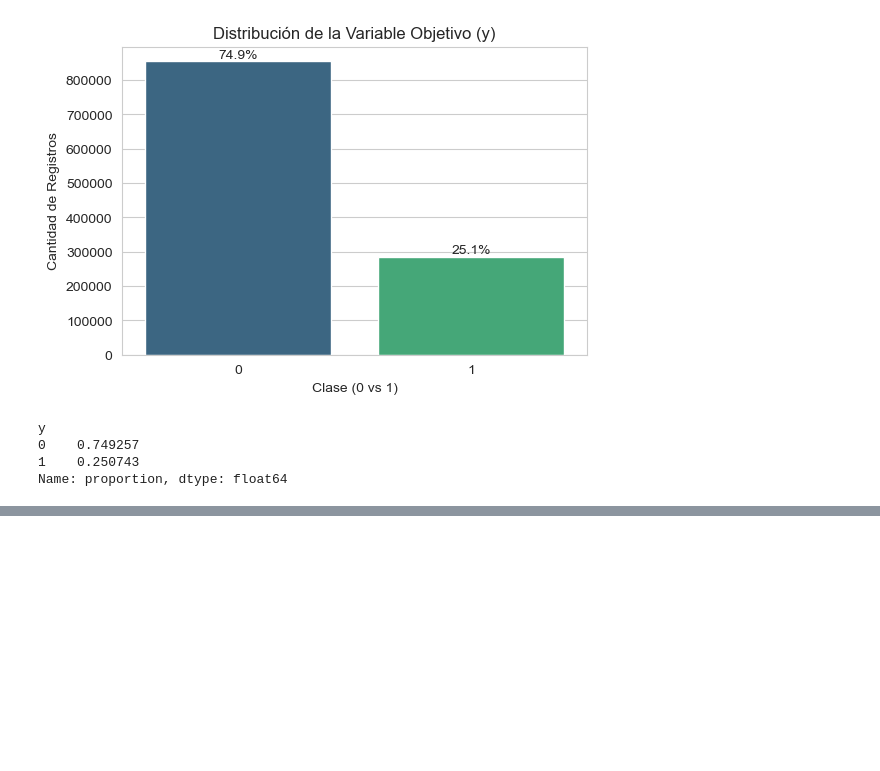
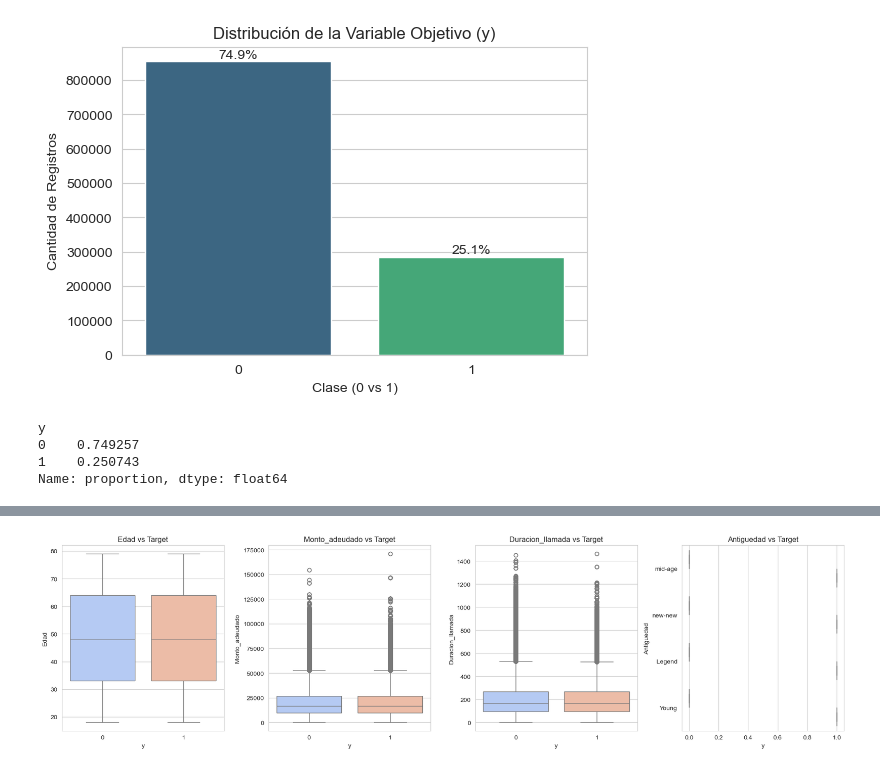
Before and after one commit to Pipe1017/emtelco_prueba, a Jupyter notebook: notebooks/02_EDA_Customer_Profile.ipynb, the cells around one changed output, grey strips where cells are left out. Saved outputs shown, nothing was run; the diff lists cells and outputs as text; code cells hidden in the pictures; blank space fills up the shorter version.

```diff
--- a/notebooks/02_EDA_Customer_Profile.ipynb
+++ b/notebooks/02_EDA_Customer_Profile.ipynb
@@ -53,0 +77,17 @@ Name: proportion, dtype: float64
+# %%
+# Variables numéricas clave
+vars_num = ['Edad', 'Monto_adeudado', 'Duracion_llamada', 'Antiguedad']
+
+# Filtramos columnas que realmente existan en el df para evitar errores
+vars_num = [col for col in vars_num if col in df.columns]
+
+fig, axes = plt.subplots(1, len(vars_num), figsize=(18, 5))
+
+for i, var in enumerate(vars_num):
+    sns.boxplot(x='y', y=var, hue='y', data=df, ax=axes[i], palette='coolwarm', legend=False)
+    axes[i].set_title(f'{var} vs Target')
+
+plt.tight_layout()
+plt.show()
+# %% [output]
+[figure, added]
```
Also changed, not shown: parts of 3 cells of this notebook, 1 other file.
